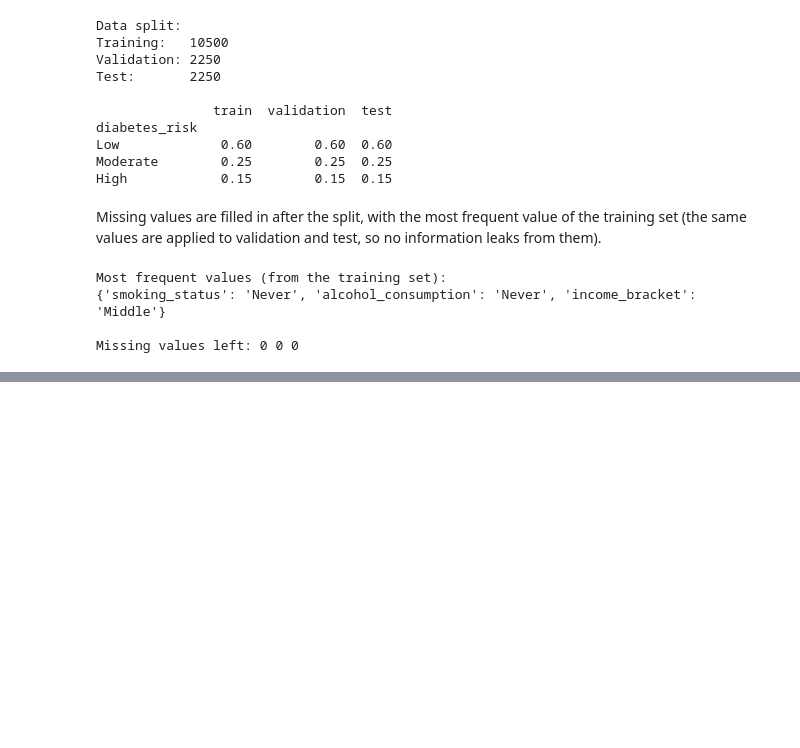
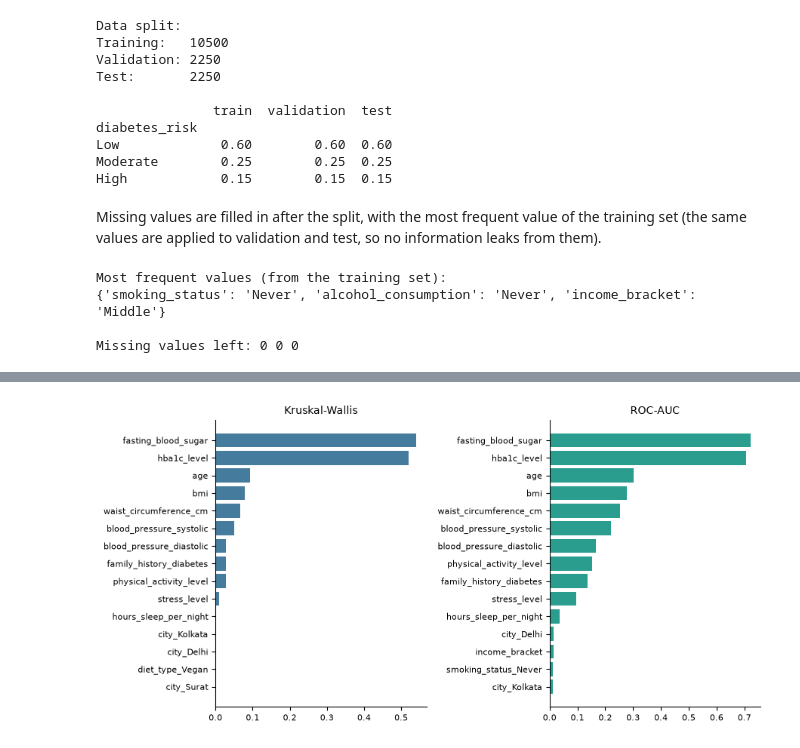
Before and after one commit to rodrigojsm/AC_Project, a Jupyter notebook: AC_project.ipynb, the cells around one changed output, grey strips where cells are left out. Cells and saved outputs as stored; diff of their text form; code cells hidden in the pictures; blank space fills up the shorter version.

```diff
--- a/AC_project.ipynb
+++ b/AC_project.ipynb
@@ -155,0 +197,11 @@ Missing values left: 0 0 0
+# %%
+from sklearn.metrics import roc_auc_score
+
+auc = pd.DataFrame({cls: {col: roc_auc_score(y_train == cls, Xp_train[col]) for col in Xp_train.columns}
+                    for cls in order})
+auc_strength = 2 * (auc - 0.5).abs()
+auc_strength['mean'] = auc_strength.mean(axis=1)
+auc_strength = auc_strength.sort_values('mean', ascending=False)
+
+print(auc_strength.head(15).round(3))
+auc_strength.to_csv(os.path.join(out_dir, 'roc_auc_per_feature.csv'))
@@ -155,0 +225,20 @@ Missing values left: 0 0 0
+# %%
+top = 15
+fig, axes = plt.subplots(1, 2, figsize=(9, 4.5))
+
+kw_top = kw.head(top)[::-1]
+axes[0].barh(kw_top.index, kw_top['epsilon2'], color='#457b9d')
+axes[0].set_title('Kruskal-Wallis', fontsize=10)
+
+auc_top = auc_strength.head(top)[::-1]
+axes[1].barh(auc_top.index, auc_top['mean'], color='#2a9d8f')
+axes[1].set_title('ROC-AUC', fontsize=10)
+
+for ax in axes:
+    ax.tick_params(labelsize=8)
+    ax.spines[['top', 'right']].set_visible(False)
+plt.tight_layout()
+save_fig('fs_ranking.pdf')
+plt.show()
+# %% [output]
+[figure, added]
```
Also changed, not shown: parts of 12 cells of this notebook, 8 other files.
